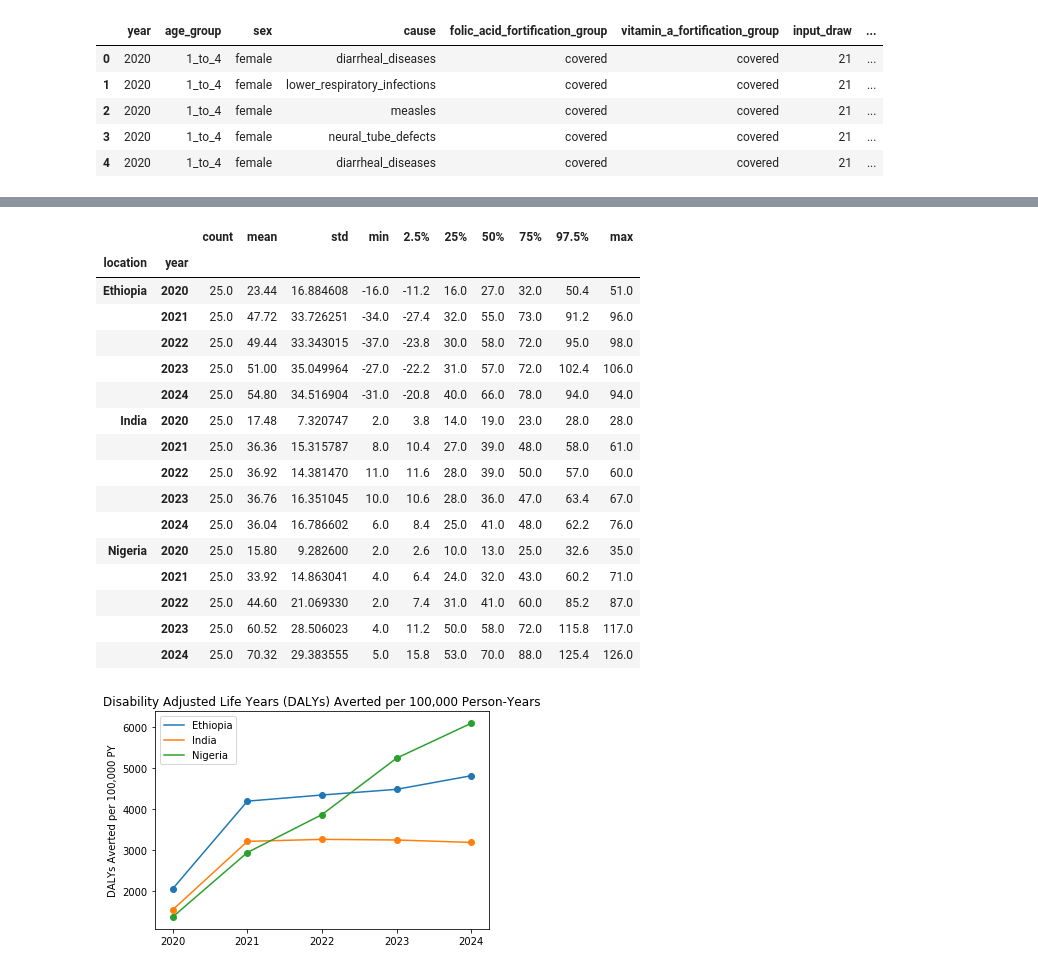
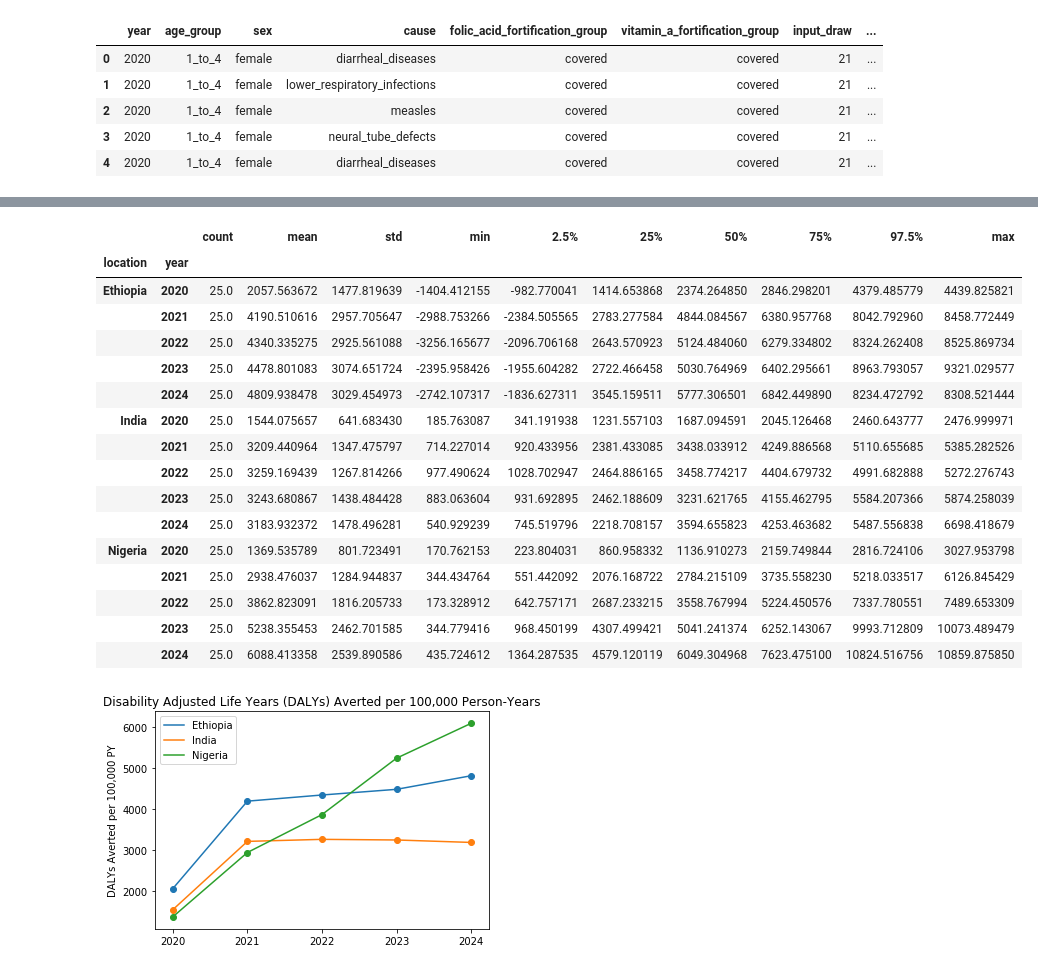
Before and after one commit to ihmeuw/vivarium_data_analysis, a Jupyter notebook: output_processing/lsff/model_5/model_5_vitamin_a_outputs.ipynb, the cells around one changed output, grey strips where cells are left out. Cells and saved outputs as stored; diff of their text form; code cells hidden in the pictures.

```diff
--- a/output_processing/lsff/model_5/model_5_vitamin_a_outputs.ipynb
+++ b/output_processing/lsff/model_5/model_5_vitamin_a_outputs.ipynb
@@ -194,6 +194,9 @@ def get_stratified_averted_results(strata_cols):
         merged[f'{measure}'] = merged[f'{measure}_baseline'] - merged[f'{measure}_intervention']
     merged = (merged.reset_index().groupby((['location']+strata_cols))
                        .describe(percentiles=[0.025,0.975,0.25,0.75]))
+    # divide by number of years so that results are per 100,000 person years
+    if 'year' not in strata_cols:
+        merged = merged / len(np.unique(master_counts['year']))
     return merged
 # %%
 # Calculate overall (unstratified results):
@@ -231,26 +296,26 @@ averted_by_coverage['deaths']
 # %%
 averted_by_year = get_stratified_averted_results(['year'])
-averted_by_year['deaths']
+averted_by_year['dalys']
 
 # these results also do not make sense because averted deaths should be ~0 in 2020?
 # %% [output]
 |  |  | count | mean | std | min | 2.5% | 25% | 50% | 75% | 97.5% | max |
 | location | year |  |  |  |  |  |  |  |  |  |  |
-| Ethiopia | 2020 | 25.0 | 23.44 | 16.884608 | -16.0 | -11.2 | 16.0 | 27.0 | 32.0 | 50.4 | 51.0 |
-|  | 2021 | 25.0 | 47.72 | 33.726251 | -34.0 | -27.4 | 32.0 | 55.0 | 73.0 | 91.2 | 96.0 |
-|  | 2022 | 25.0 | 49.44 | 33.343015 | -37.0 | -23.8 | 30.0 | 58.0 | 72.0 | 95.0 | 98.0 |
-|  | 2023 | 25.0 | 51.00 | 35.049964 | -27.0 | -22.2 | 31.0 | 57.0 | 72.0 | 102.4 | 106.0 |
-|  | 2024 | 25.0 | 54.80 | 34.516904 | -31.0 | -20.8 | 40.0 | 66.0 | 78.0 | 94.0 | 94.0 |
-| India | 2020 | 25.0 | 17.48 | 7.320747 | 2.0 | 3.8 | 14.0 | 19.0 | 23.0 | 28.0 | 28.0 |
-|  | 2021 | 25.0 | 36.36 | 15.315787 | 8.0 | 10.4 | 27.0 | 39.0 | 48.0 | 58.0 | 61.0 |
-|  | 2022 | 25.0 | 36.92 | 14.381470 | 11.0 | 11.6 | 28.0 | 39.0 | 50.0 | 57.0 | 60.0 |
-|  | 2023 | 25.0 | 36.76 | 16.351045 | 10.0 | 10.6 | 28.0 | 36.0 | 47.0 | 63.4 | 67.0 |
-|  | 2024 | 25.0 | 36.04 | 16.786602 | 6.0 | 8.4 | 25.0 | 41.0 | 48.0 | 62.2 | 76.0 |
-| Nigeria | 2020 | 25.0 | 15.80 | 9.282600 | 2.0 | 2.6 | 10.0 | 13.0 | 25.0 | 32.6 | 35.0 |
-|  | 2021 | 25.0 | 33.92 | 14.863041 | 4.0 | 6.4 | 24.0 | 32.0 | 43.0 | 60.2 | 71.0 |
-|  | 2022 | 25.0 | 44.60 | 21.069330 | 2.0 | 7.4 | 31.0 | 41.0 | 60.0 | 85.2 | 87.0 |
-|  | 2023 | 25.0 | 60.52 | 28.506023 | 4.0 | 11.2 | 50.0 | 58.0 | 72.0 | 115.8 | 117.0 |
-|  | 2024 | 25.0 | 70.32 | 29.383555 | 5.0 | 15.8 | 53.0 | 70.0 | 88.0 | 125.4 | 126.0 |
+| Ethiopia | 2020 | 25.0 | 2057.563672 | 1477.819639 | -1404.412155 | -982.770041 | 1414.653868 | 2374.264850 | 2846.298201 | 4379.485779 | 4439.825821 |
+|  | 2021 | 25.0 | 4190.510616 | 2957.705647 | -2988.753266 | -2384.505565 | 2783.277584 | 4844.084567 | 6380.957768 | 8042.792960 | 8458.772449 |
+|  | 2022 | 25.0 | 4340.335275 | 2925.561088 | -3256.165677 | -2096.706168 | 2643.570923 | 5124.484060 | 6279.334802 | 8324.262408 | 8525.869734 |
+|  | 2023 | 25.0 | 4478.801083 | 3074.651724 | -2395.958426 | -1955.604282 | 2722.466458 | 5030.764969 | 6402.295661 | 8963.793057 | 9321.029577 |
+|  | 2024 | 25.0 | 4809.938478 | 3029.454973 | -2742.107317 | -1836.627311 | 3545.159511 | 5777.306501 | 6842.449890 | 8234.472792 | 8308.521444 |
+| India | 2020 | 25.0 | 1544.075657 | 641.683430 | 185.763087 | 341.191938 | 1231.557103 | 1687.094591 | 2045.126468 | 2460.643777 | 2476.999971 |
+|  | 2021 | 25.0 | 3209.440964 | 1347.475797 | 714.227014 | 920.433956 | 2381.433085 | 3438.033912 | 4249.886568 | 5110.655685 | 5385.282526 |
+|  | 2022 | 25.0 | 3259.169439 | 1267.814266 | 977.490624 | 1028.702947 | 2464.886165 | 3458.774217 | 4404.679732 | 4991.682888 | 5272.276743 |
+|  | 2023 | 25.0 | 3243.680867 | 1438.484428 | 883.063604 | 931.692895 | 2462.188609 | 3231.621765 | 4155.462795 | 5584.207366 | 5874.258039 |
+|  | 2024 | 25.0 | 3183.932372 | 1478.496281 | 540.929239 | 745.519796 | 2218.708157 | 3594.655823 | 4253.463682 | 5487.556838 | 6698.418679 |
+| Nigeria | 2020 | 25.0 | 1369.535789 | 801.723491 | 170.762153 | 223.804031 | 860.958332 | 1136.910273 | 2159.749844 | 2816.724106 | 3027.953798 |
+|  | 2021 | 25.0 | 2938.476037 | 1284.944837 | 344.434764 | 551.442092 | 2076.168722 | 2784.215109 | 3735.558230 | 5218.033517 | 6126.845429 |
+|  | 2022 | 25.0 | 3862.823091 | 1816.205733 | 173.328912 | 642.757171 | 2687.233215 | 3558.767994 | 5224.450576 | 7337.780551 | 7489.653309 |
+|  | 2023 | 25.0 | 5238.355453 | 2462.701585 | 344.779416 | 968.450199 | 4307.499421 | 5041.241374 | 6252.143067 | 9993.712809 | 10073.489479 |
+|  | 2024 | 25.0 | 6088.413358 | 2539.890586 | 435.724612 | 1364.287535 | 4579.120119 | 6049.304968 | 7623.475100 | 10824.516756 | 10859.875850 |
 # %%
 def make_plots_by_year_no_uncertainty(dataset, outcome_var):
 
```
Also changed, not shown: parts of 13 cells of this notebook, 1 other file.
